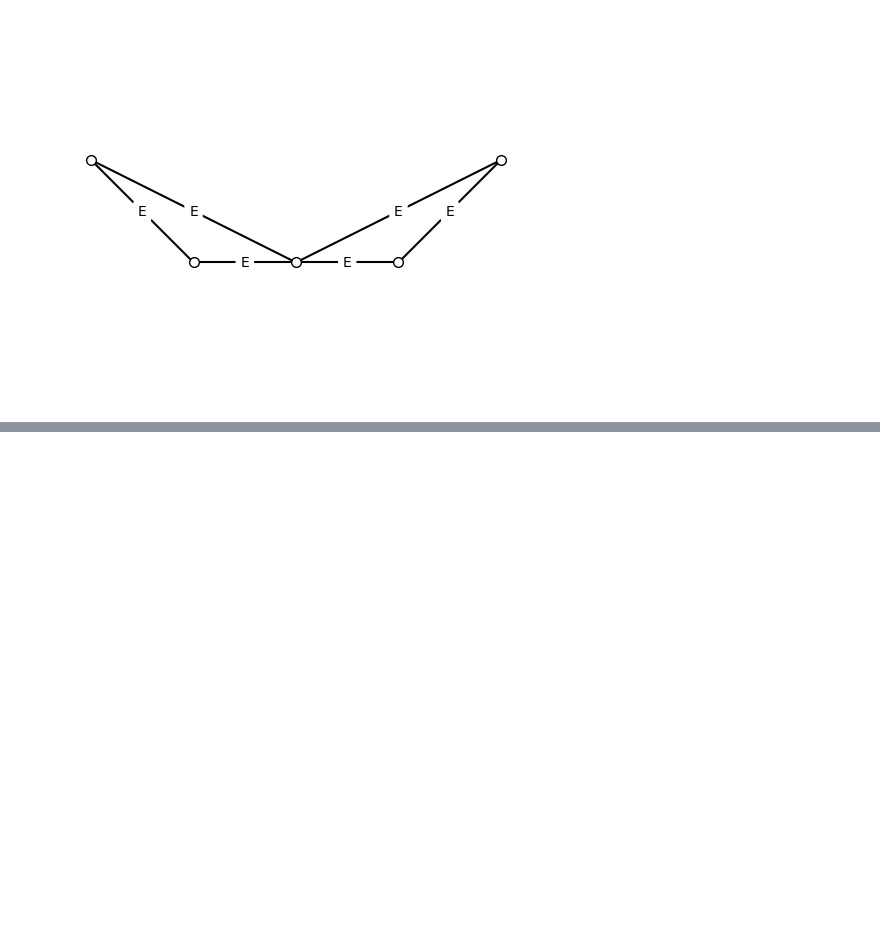
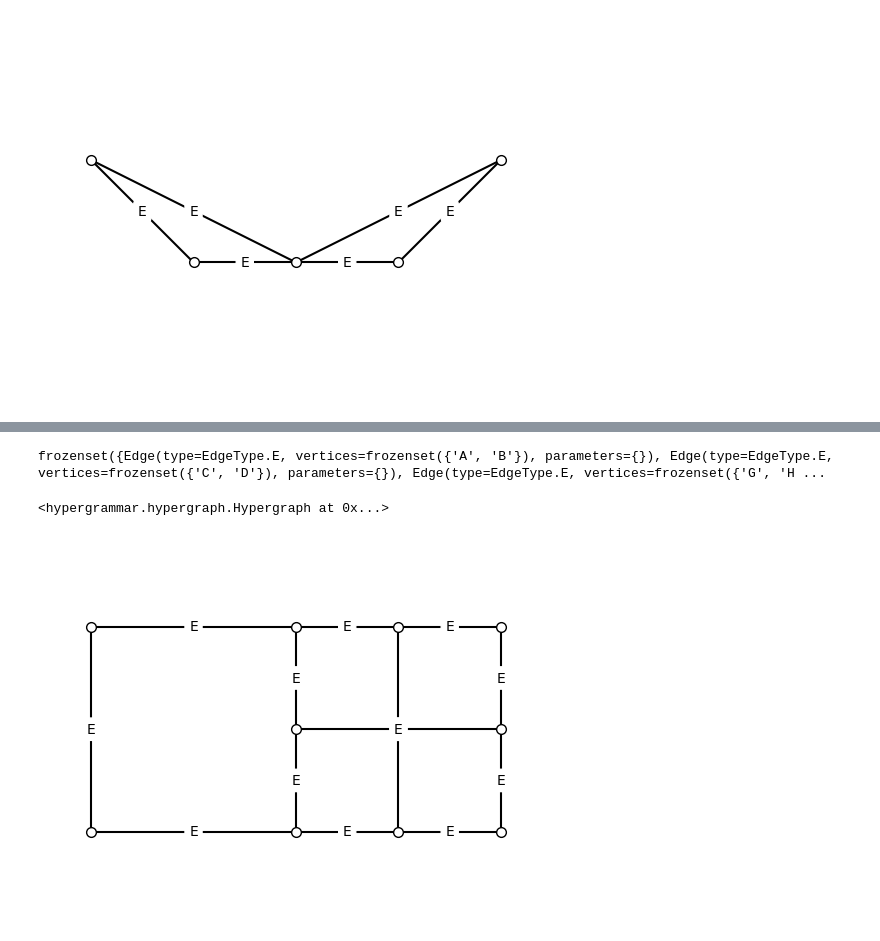
Before and after one commit to bartektempka/hypergraph-grammar-AGH, a Jupyter notebook: example2.ipynb, the cells around one changed output, grey strips where cells are left out. Drawn from its saved outputs; the diff is of its cells as text; code cells hidden in the pictures; blank space fills up the shorter version.

```diff
--- a/example2.ipynb
+++ b/example2.ipynb
@@ -92,0 +139,6 @@ Production could not be applied.
+# %%
+run_prod2(hg)
+# %% [output]
+frozenset({Edge(type=EdgeType.E, vertices=frozenset({'A', 'B'}), parameters={}), Edge(type=EdgeType.E, vertices=frozenset({'C', 'D'}), parameters={}), Edge(type=EdgeType.E, vertices=frozenset({'G', 'H ...
+<hypergrammar.hypergraph.Hypergraph at 0x...>
+[figure, added]
```
Also changed, not shown: parts of 4 cells of this notebook.
